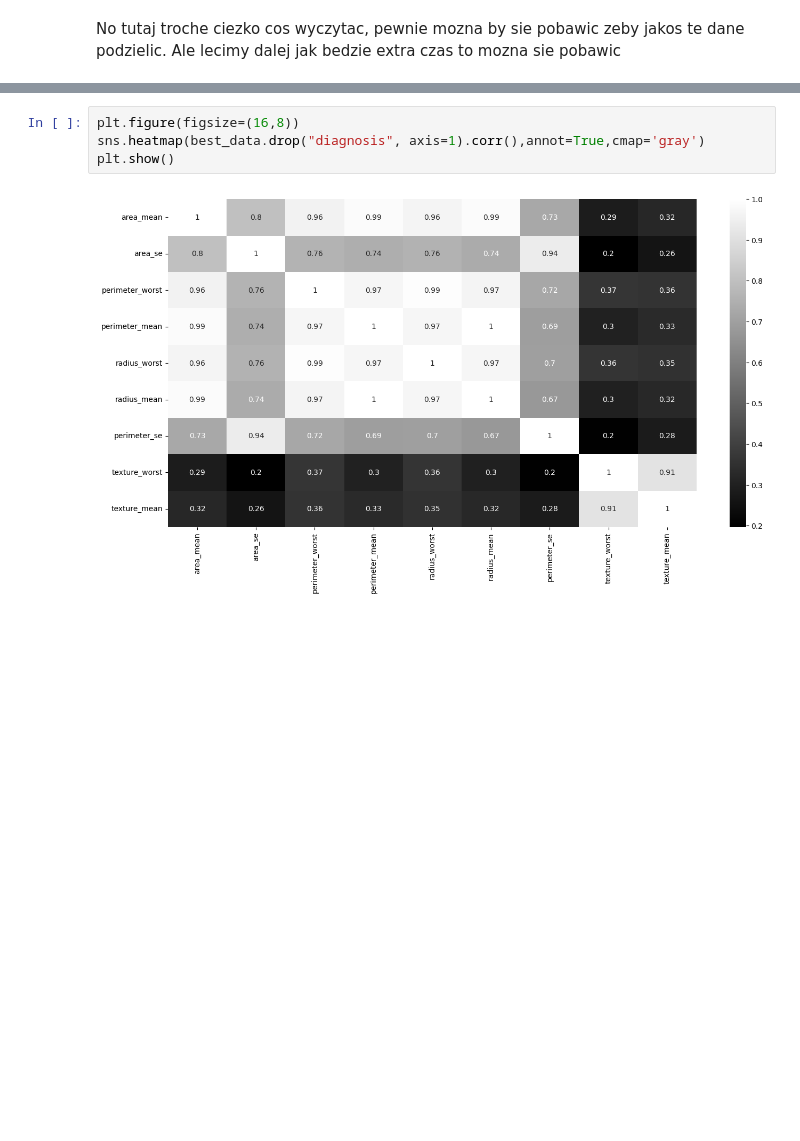
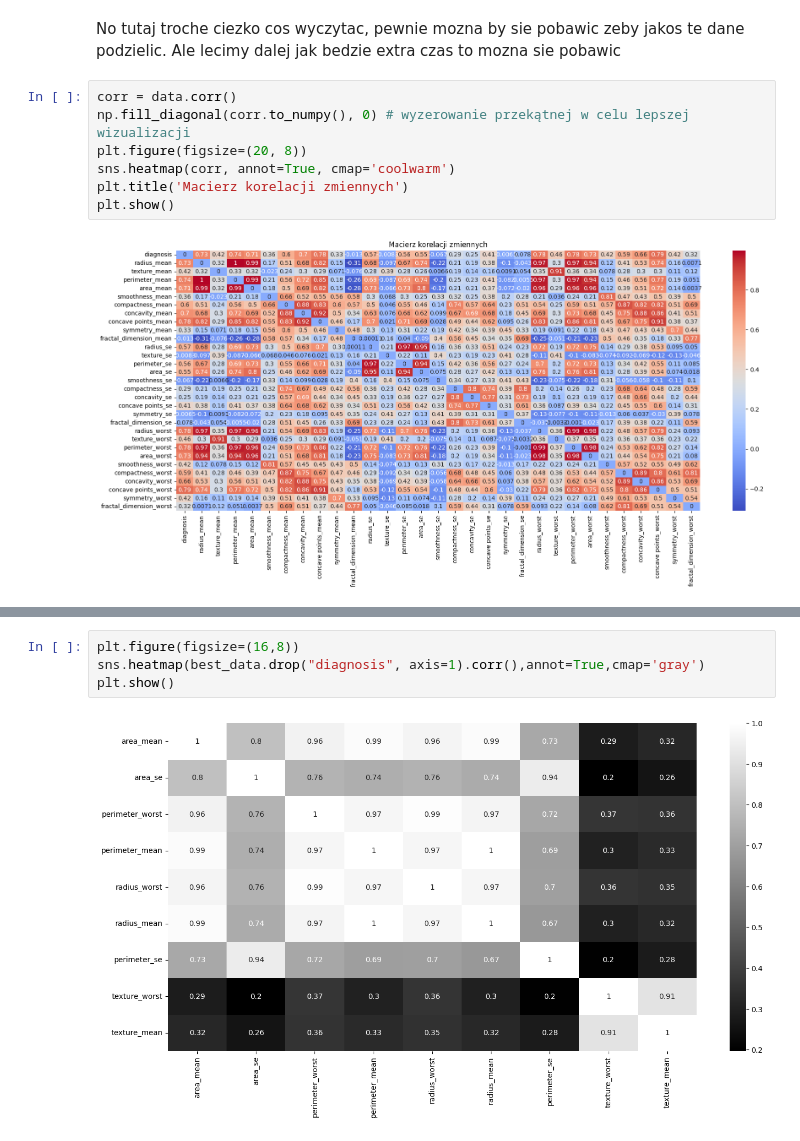
Before and after one commit to a4bee/lab--AI-ML--szkolenie--olson, a Jupyter notebook: TK_ZADANIA/ZD_2.ipynb, the cells around one changed output, grey strips where cells are left out. Drawn from its saved outputs; the diff is of its cells as text; blank space fills up the shorter version.

```diff
--- a/TK_ZADANIA/ZD_2.ipynb
+++ b/TK_ZADANIA/ZD_2.ipynb
@@ -85,2 +90,11 @@ plt.show()
 # %% [markdown]
 No tutaj troche ciezko cos wyczytac, pewnie mozna by sie pobawic zeby jakos te dane podzielic. Ale lecimy dalej jak bedzie extra czas to mozna sie pobawic
+# %%
+corr = data.corr()
+np.fill_diagonal(corr.to_numpy(), 0) # wyzerowanie przekątnej w celu lepszej wizualizacji
+plt.figure(figsize=(20, 8))
+sns.heatmap(corr, annot=True, cmap='coolwarm')
+plt.title('Macierz korelacji zmiennych')
+plt.show()
+# %% [output]
+[figure, added]
```
Also changed, not shown: parts of 19 cells of this notebook.
